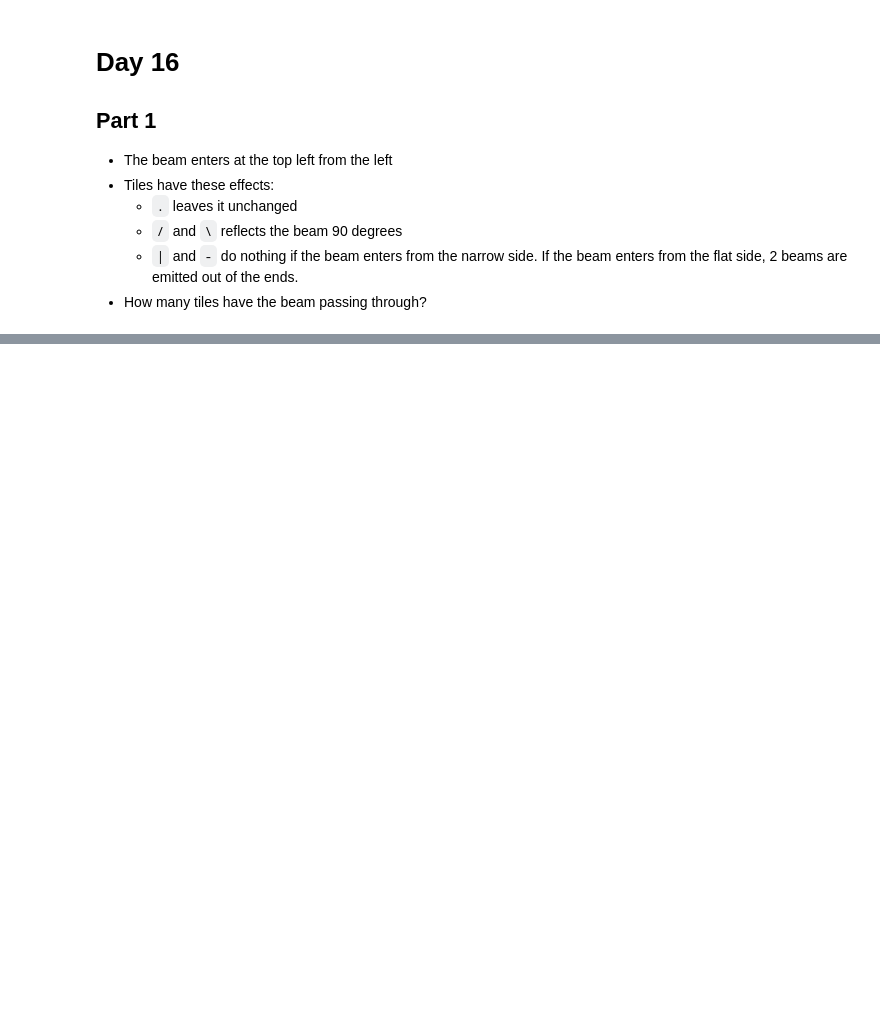
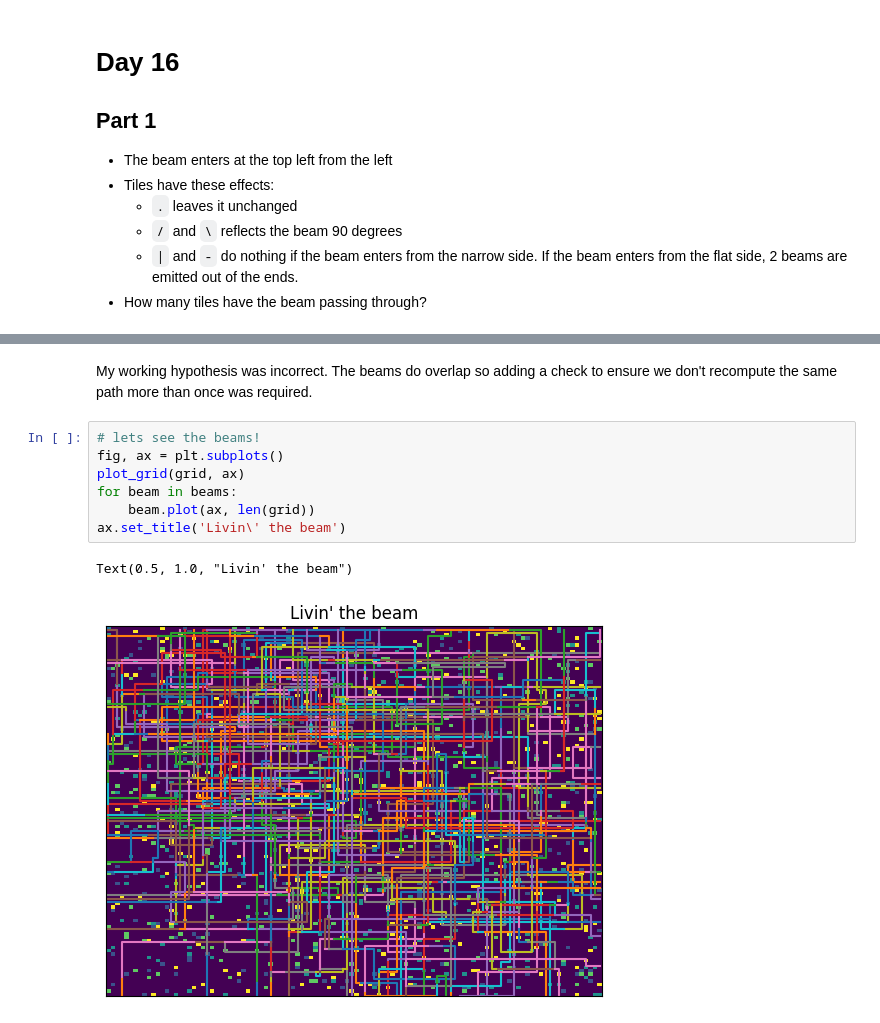
Before and after one commit to nouseforkeys/advent-of-code-23, a Jupyter notebook: day_16.ipynb, the cells around one changed output, grey strips where cells are left out. Cells and saved outputs as stored; diff of their text form; blank space fills up the shorter version.

```diff
--- a/day_16.ipynb
+++ b/day_16.ipynb
@@ -40,0 +192,12 @@ parser = ParseConfig('\n')
+# %% [markdown]
+My working hypothesis was incorrect. The beams do overlap so adding a check to ensure we don't recompute the same path more than once was required.
+# %%
+# lets see the beams!
+fig, ax = plt.subplots()
+plot_grid(grid, ax)
+for beam in beams:
+    beam.plot(ax, len(grid))
+ax.set_title('Livin\' the beam')
+# %% [output]
+Text(0.5, 1.0, "Livin' the beam")
+[figure, added]
```
Also changed, not shown: parts of 6 cells of this notebook.
